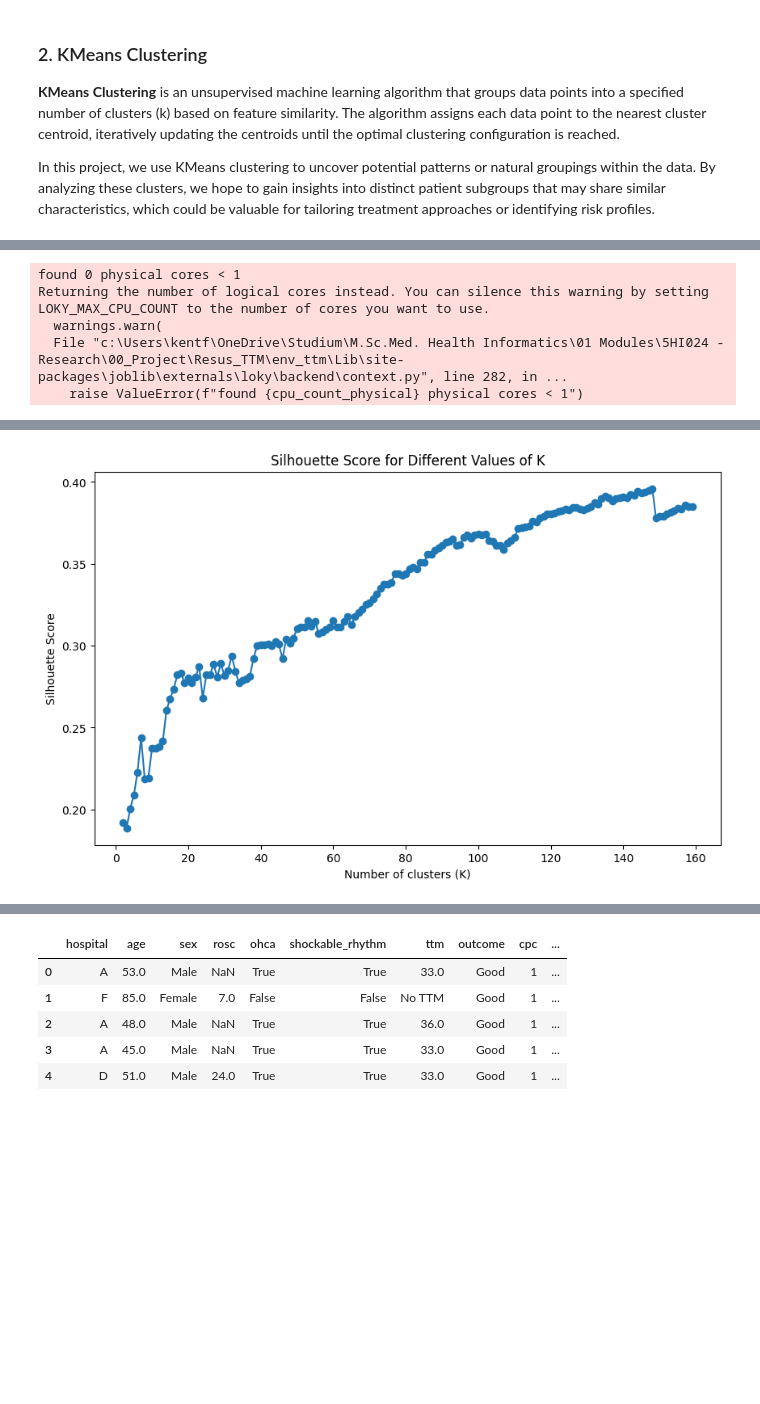
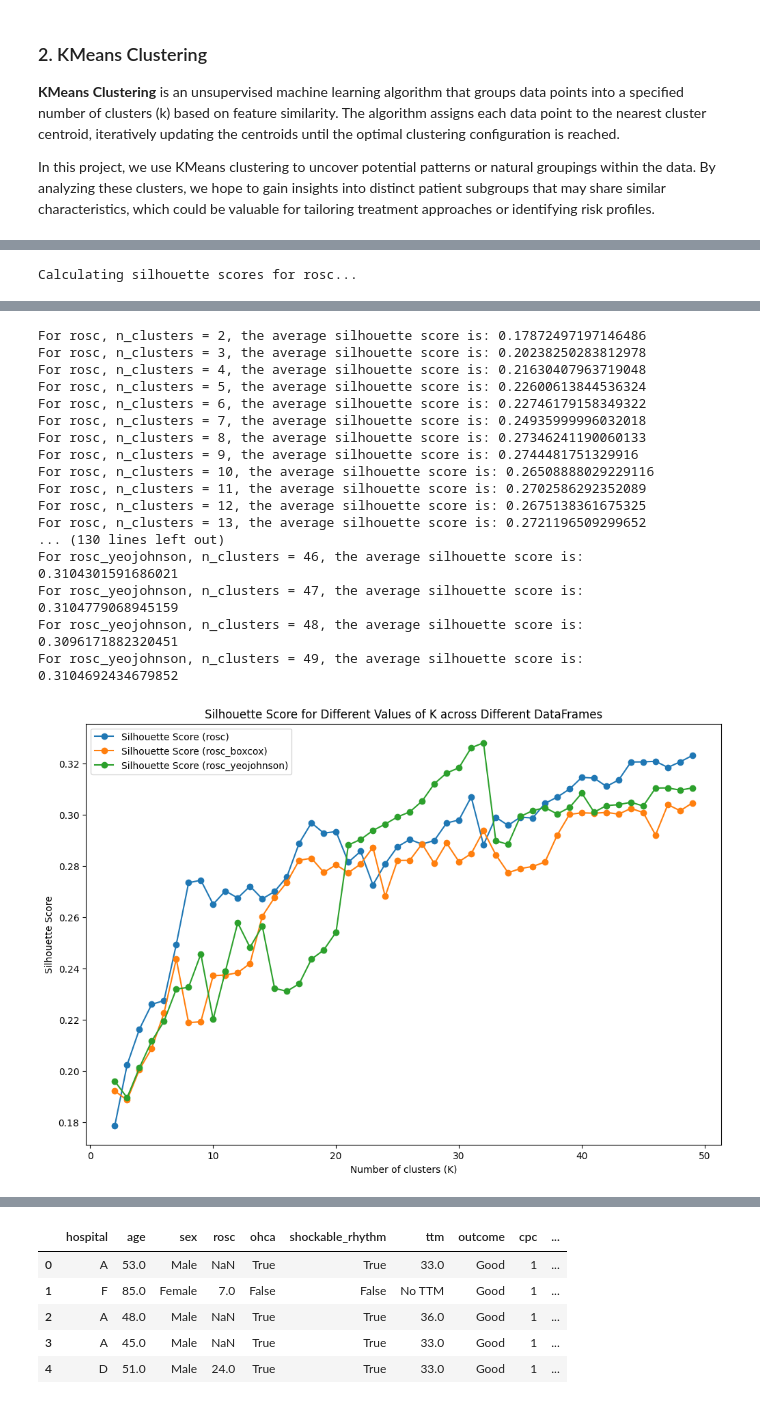
Before and after one commit to KentFre/Resus_TTM, a Jupyter notebook: 03_Clustering.ipynb, the cells around one changed output, grey strips where cells are left out. Saved outputs shown, nothing was run; the diff lists cells and outputs as text; code cells hidden in the pictures; blank space fills up the shorter version.

```diff
--- a/03_Clustering.ipynb
+++ b/03_Clustering.ipynb
@@ -194,7 +183,0 @@ We are saving `machine_learning_df` to use consistently across classification at
-# %%
-# Save the DataFrame to a Pickle file
-with open('data/machine_learning_patient_data.pkl', 'wb') as f:
-    pickle.dump(machine_learning_df, f)
-
-# Confirmation message
-print("DataFrame has been saved to 'data/machine_learning_patient_data.pkl'")
@@ -214,30 +197,28 @@ The algorithm iterates through various cluster counts, calculating the silhouett
 # %%
-# Exclude the 'cpc' column from the DataFrame
-data_for_clustering = machine_learning_df.drop(columns=['cpc'])
-
 # Decide the number of k
 # Initialize lists to hold values for plotting
-silhouette_scores = []
-k_values = range(2, 160)
+silhouette_scores_all = {key: [] for key in dataframes_clustering.keys()}
+k_values = range(2, 50)
 
-# Iterate over different values of K
-for k in k_values:
-    kmeans = KMeans(n_clusters=k, random_state=2023)
-    cluster_labels = kmeans.fit_predict(data_for_clustering)
-    silhouette_avg = silhouette_score(data_for_clustering, cluster_labels)
-    silhouette_scores.append(silhouette_avg)
-    print(f"For n_clusters = {k}, the average silhouette score is: {silhouette_avg}")
+# Iterate over each dataframe and calculate silhouette scores
+for name, data in dataframes_clustering.items():
+    print(f"Calculating silhouette scores for {name}...")
+    for k in k_values:
+        kmeans = KMeans(n_clusters=k, random_state=2023)
+        cluster_labels = kmeans.fit_predict(data)
+        silhouette_avg = silhouette_score(data, cluster_labels)
+        silhouette_scores_all[name].append(silhouette_avg)
+        print(f"For {name}, n_clusters = {k}, the average silhouette score is: {silhouette_avg}")
 
-# Plot silhouette scores to find the best K
-plt.figure(figsize=(10, 6))
-plt.plot(k_values, silhouette_scores, marker='o')
+# Plot silhouette scores for each dataframe
+plt.figure(figsize=(12, 8))
+for name, scores in silhouette_scores_all.items():
+    plt.plot(k_values, scores, marker='o', label=f'Silhouette Score ({name})')
+
 plt.xlabel('Number of clusters (K)')
 plt.ylabel('Silhouette Score')
-plt.title('Silhouette Score for Different Values of K')
+plt.title('Silhouette Score for Different Values of K across Different DataFrames')
+plt.legend()
 plt.show()
 # %% [output]
-found 0 physical cores < 1
-Returning the number of logical cores instead. You can silence this warning by setting LOKY_MAX_CPU_COUNT to the number of cores you want to use.
-  warnings.warn(
-  File "c:\Users\kentf\OneDrive\Studium\M.Sc.Med. Health Informatics\01 Modules\5HI024 - Research\00_Project\Resus_TTM\env_ttm\Lib\site-packages\joblib\externals\loky\backend\context.py", line 282, in ...
-    raise ValueError(f"found {cpu_count_physical} physical cores < 1")
+Calculating silhouette scores for rosc...
@@ -261 +230,18 @@ For n_clusters = 159, the average silhouette score is: 0.3847980557357179
+For rosc, n_clusters = 2, the average silhouette score is: 0.17872497197146486
+For rosc, n_clusters = 3, the average silhouette score is: 0.20238250283812978
+For rosc, n_clusters = 4, the average silhouette score is: 0.21630407963719048
+For rosc, n_clusters = 5, the average silhouette score is: 0.22600613844536324
+For rosc, n_clusters = 6, the average silhouette score is: 0.22746179158349322
+For rosc, n_clusters = 7, the average silhouette score is: 0.24935999996032018
+For rosc, n_clusters = 8, the average silhouette score is: 0.27346241190060133
+For rosc, n_clusters = 9, the average silhouette score is: 0.2744481751329916
+For rosc, n_clusters = 10, the average silhouette score is: 0.26508888029229116
+For rosc, n_clusters = 11, the average silhouette score is: 0.2702586292352089
+For rosc, n_clusters = 12, the average silhouette score is: 0.2675138361675325
+For rosc, n_clusters = 13, the average silhouette score is: 0.2721196509299652
+... (130 lines left out)
+For rosc_yeojohnson, n_clusters = 46, the average silhouette score is: 0.3104301591686021
+For rosc_yeojohnson, n_clusters = 47, the average silhouette score is: 0.3104779068945159
+For rosc_yeojohnson, n_clusters = 48, the average silhouette score is: 0.3096171882320451
+For rosc_yeojohnson, n_clusters = 49, the average silhouette score is: 0.3104692434679852
-[figure, old version]
+[figure, new version]
```
Also changed, not shown: parts of 14 cells of this notebook, 1 other file.
